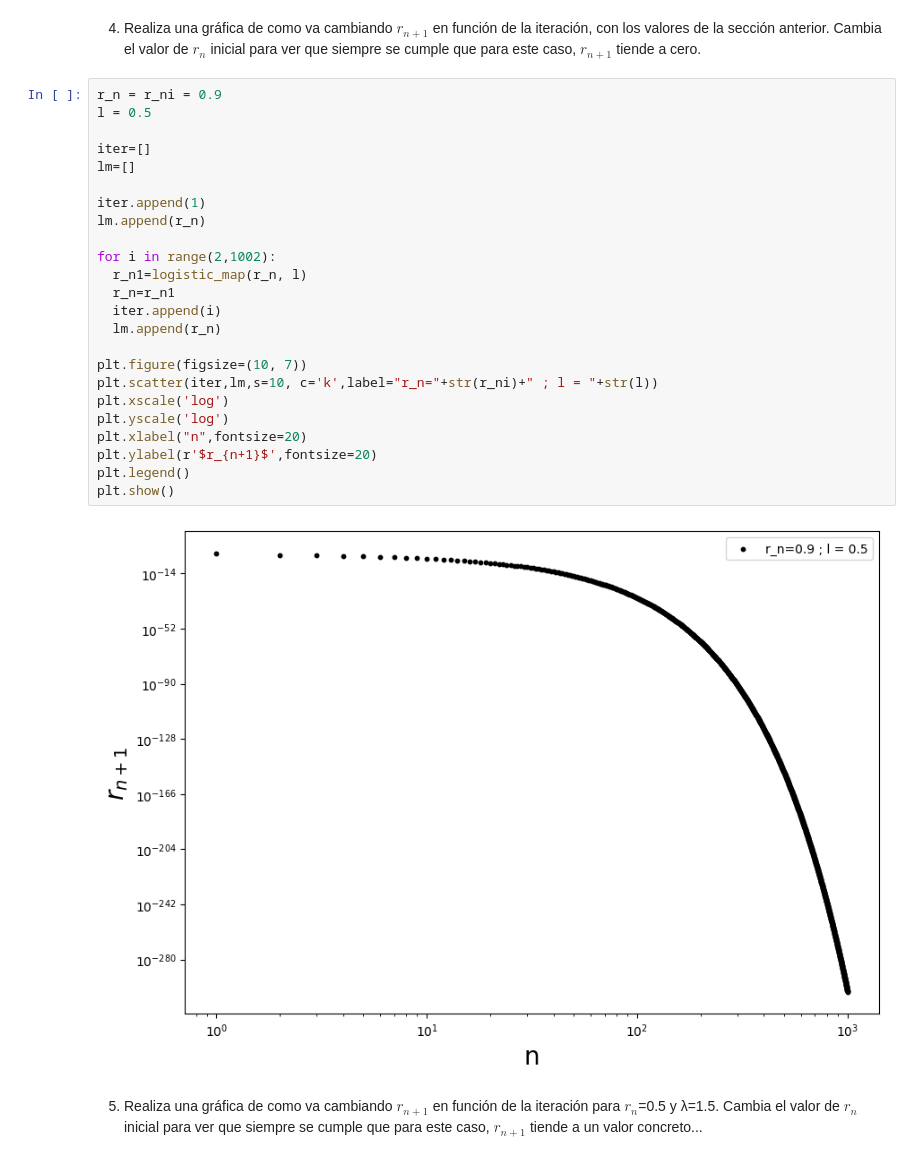
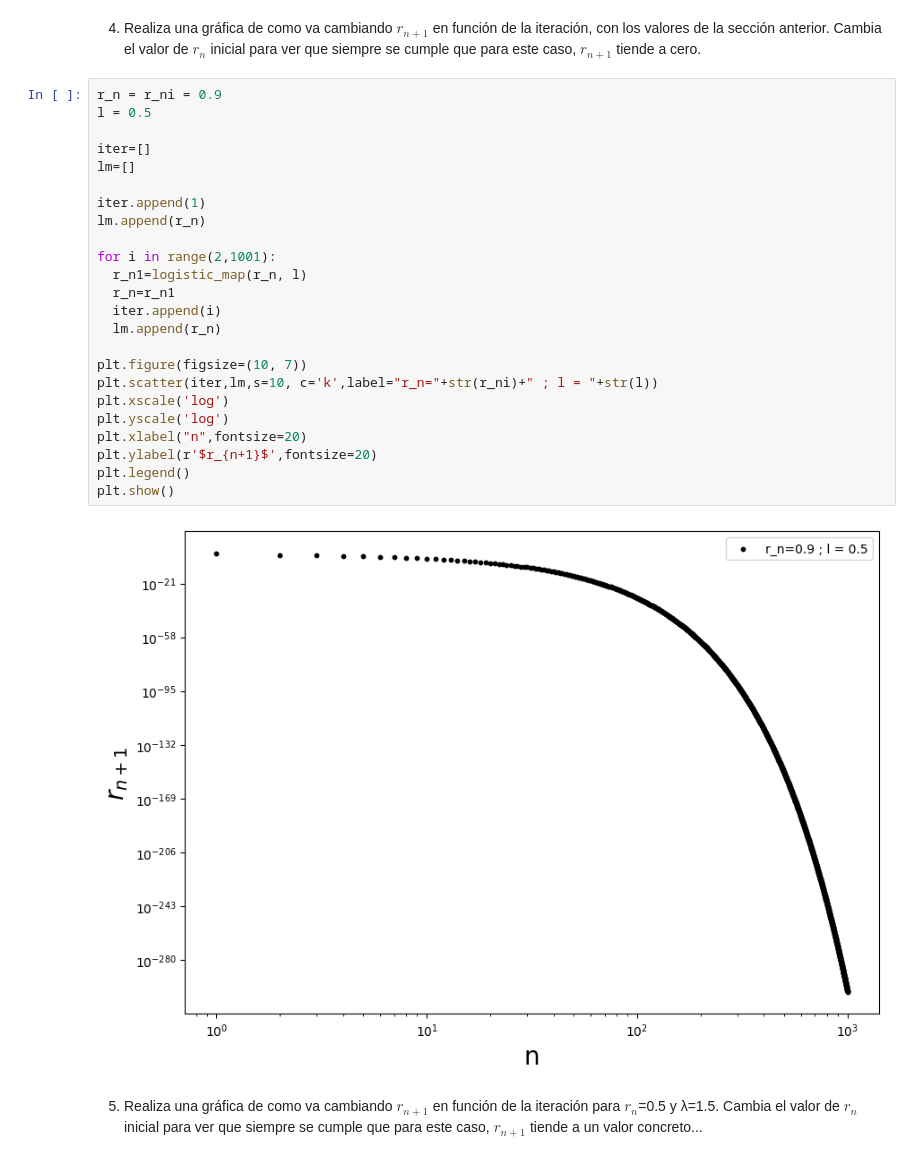
Before and after one commit to joseflix/DocenciaUAB, a Jupyter notebook: MN1/2022_2023/ClasePython/Universalidad_de_Feigenbaum_(Solucions).ipynb, the cells around one changed output. Cells and saved outputs as stored; diff of their text form.

```diff
--- a/MN1/2022_2023/ClasePython/Universalidad_de_Feigenbaum_(Solucions).ipynb
+++ b/MN1/2022_2023/ClasePython/Universalidad_de_Feigenbaum_(Solucions).ipynb
@@ -74,29 +74,29 @@ for i in range(1,1001):
 # %%
 r_n = r_ni = 0.9
 l = 0.5
 
 iter=[]
 lm=[]
 
 iter.append(1)
 lm.append(r_n)
 
-for i in range(2,1002):
+for i in range(2,1001):
   r_n1=logistic_map(r_n, l)
   r_n=r_n1
   iter.append(i)
   lm.append(r_n)
 
 plt.figure(figsize=(10, 7))
 plt.scatter(iter,lm,s=10, c='k',label="r_n="+str(r_ni)+" ; l = "+str(l))
 plt.xscale('log')
 plt.yscale('log')
 plt.xlabel("n",fontsize=20)
 plt.ylabel(r'$r_{n+1}$',fontsize=20)
 plt.legend()
 plt.show()
 # %% [output]
-[figure, old version]
+[figure, new version]
 # %% [markdown]
 5) Realiza una gráfica de como va cambiando $r_{n+1}$ en función de la iteración para $r_n$=0.5 y λ=1.5. Cambia el valor de $r_𝑛$ inicial para ver que siempre se cumple que para este caso, $r_{n+1}$ tiende a un valor concreto...
 # %%
```
Also changed, not shown: parts of 1 cell of this notebook.
